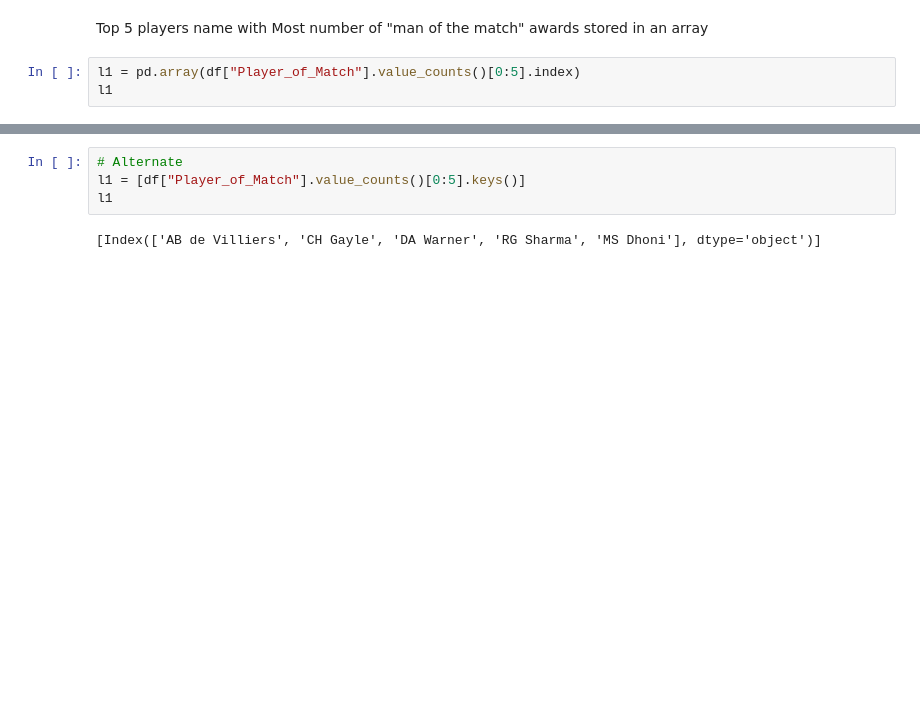
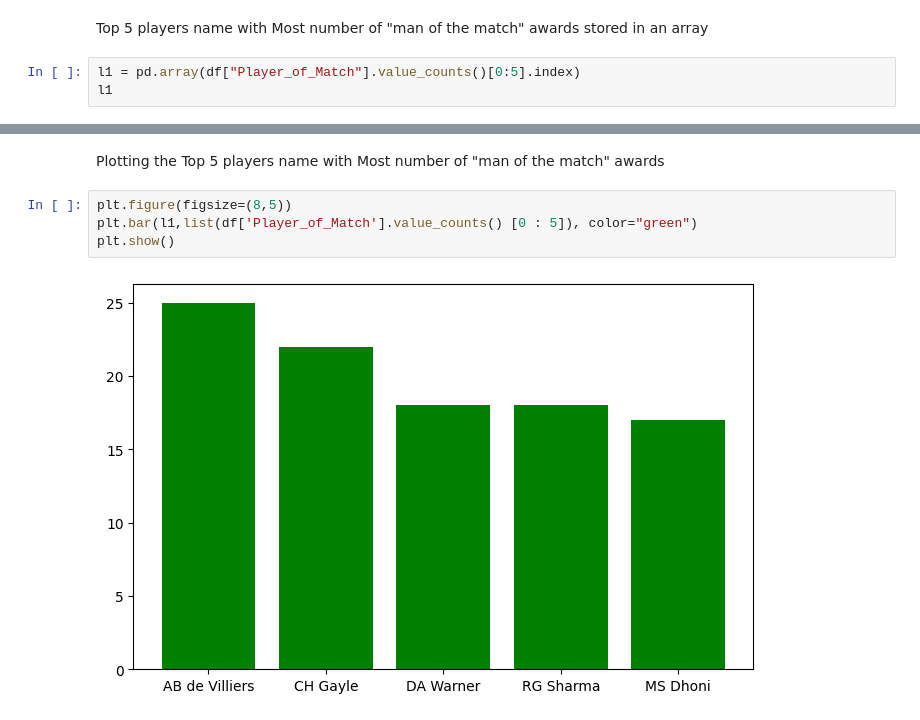
Before and after one commit to tusharmaurya267/IPL-in-Python, a Jupyter notebook: IPL.ipynb, the cells around one changed output, grey strips where cells are left out. Saved outputs shown, nothing was run; the diff lists cells and outputs as text; blank space fills up the shorter version.

```diff
--- a/IPL.ipynb
+++ b/IPL.ipynb
@@ -71,6 +73,8 @@ l1
-# %%
-# Alternate
-l1 = [df["Player_of_Match"].value_counts()[0:5].keys()]
-l1
-# %% [output]
-[Index(['AB de Villiers', 'CH Gayle', 'DA Warner', 'RG Sharma', 'MS Dhoni'], dtype='object')]
+# %% [markdown]
+Plotting the Top 5 players name with Most number of "man of the match" awards
+# %%
+plt.figure(figsize=(8,5))
+plt.bar(l1,list(df['Player_of_Match'].value_counts() [0 : 5]), color="green")
+plt.show()
+# %% [output]
+[figure, added]
```
Also changed, not shown: parts of 40 cells of this notebook.
